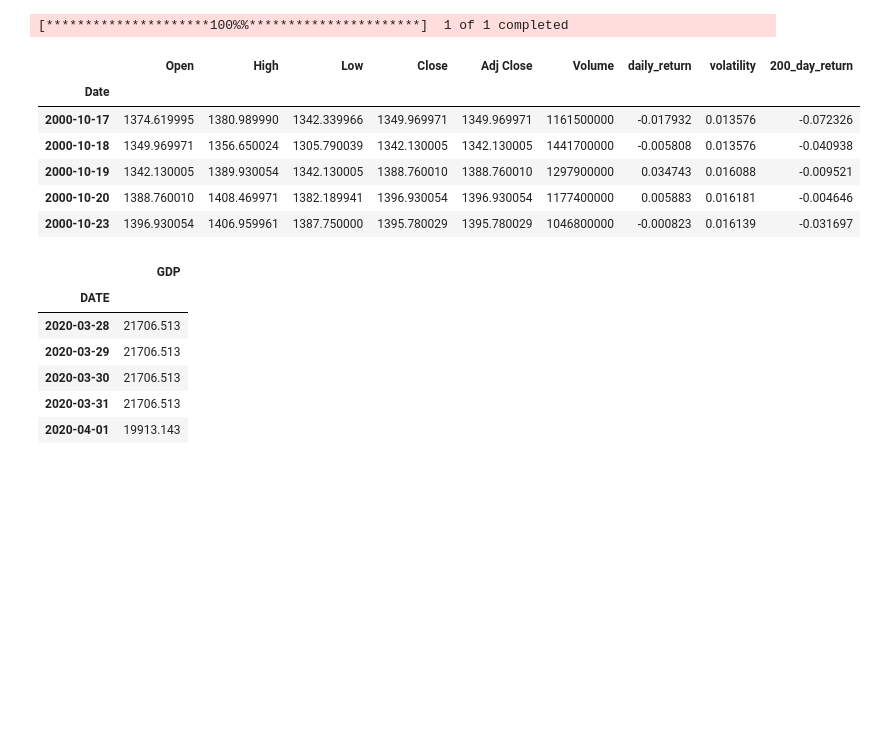
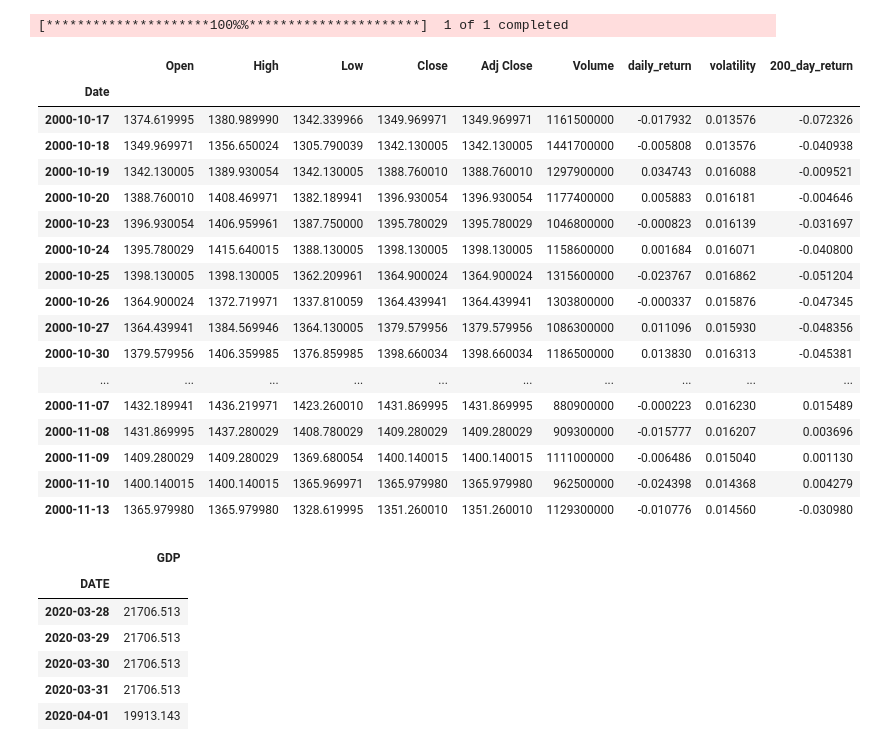
Before and after one commit to ACM40960/project-QianSandeep, a Jupyter notebook: Project/Machine Learning.ipynb, the cells around one changed output. Cells and saved outputs as stored; diff of their text form; code cells hidden in the pictures; blank space fills up the shorter version.

```diff
--- a/Project/Machine Learning.ipynb
+++ b/Project/Machine Learning.ipynb
@@ -18,15 +18,26 @@ sp500_data['200_day_return'] = sp500_data['Close'].pct_change(periods=200)
 [*********************100%%**********************]  1 of 1 completed
 # %%
 sp500 = sp500_data.dropna()
-sp500.head()
+sp500.head(20)
 # %% [output]
 |  | Open | High | Low | Close | Adj Close | Volume | daily_return | volatility | 200_day_return |
 | Date |  |  |  |  |  |  |  |  |  |
 | 2000-10-17 | 1374.619995 | 1380.989990 | 1342.339966 | 1349.969971 | 1349.969971 | 1161500000 | -0.017932 | 0.013576 | -0.072326 |
 | 2000-10-18 | 1349.969971 | 1356.650024 | 1305.790039 | 1342.130005 | 1342.130005 | 1441700000 | -0.005808 | 0.013576 | -0.040938 |
 | 2000-10-19 | 1342.130005 | 1389.930054 | 1342.130005 | 1388.760010 | 1388.760010 | 1297900000 | 0.034743 | 0.016088 | -0.009521 |
 | 2000-10-20 | 1388.760010 | 1408.469971 | 1382.189941 | 1396.930054 | 1396.930054 | 1177400000 | 0.005883 | 0.016181 | -0.004646 |
 | 2000-10-23 | 1396.930054 | 1406.959961 | 1387.750000 | 1395.780029 | 1395.780029 | 1046800000 | -0.000823 | 0.016139 | -0.031697 |
+| 2000-10-24 | 1395.780029 | 1415.640015 | 1388.130005 | 1398.130005 | 1398.130005 | 1158600000 | 0.001684 | 0.016071 | -0.040800 |
+| 2000-10-25 | 1398.130005 | 1398.130005 | 1362.209961 | 1364.900024 | 1364.900024 | 1315600000 | -0.023767 | 0.016862 | -0.051204 |
+| 2000-10-26 | 1364.900024 | 1372.719971 | 1337.810059 | 1364.439941 | 1364.439941 | 1303800000 | -0.000337 | 0.015876 | -0.047345 |
+| 2000-10-27 | 1364.439941 | 1384.569946 | 1364.130005 | 1379.579956 | 1379.579956 | 1086300000 | 0.011096 | 0.015930 | -0.048356 |
+| 2000-10-30 | 1379.579956 | 1406.359985 | 1376.859985 | 1398.660034 | 1398.660034 | 1186500000 | 0.013830 | 0.016313 | -0.045381 |
+| ... | ... | ... | ... | ... | ... | ... | ... | ... | ... |
+| 2000-11-07 | 1432.189941 | 1436.219971 | 1423.260010 | 1431.869995 | 1431.869995 | 880900000 | -0.000223 | 0.016230 | 0.015489 |
+| 2000-11-08 | 1431.869995 | 1437.280029 | 1408.780029 | 1409.280029 | 1409.280029 | 909300000 | -0.015777 | 0.016207 | 0.003696 |
+| 2000-11-09 | 1409.280029 | 1409.280029 | 1369.680054 | 1400.140015 | 1400.140015 | 1111000000 | -0.006486 | 0.015040 | 0.001130 |
+| 2000-11-10 | 1400.140015 | 1400.140015 | 1365.969971 | 1365.979980 | 1365.979980 | 962500000 | -0.024398 | 0.014368 | 0.004279 |
+| 2000-11-13 | 1365.979980 | 1365.979980 | 1328.619995 | 1351.260010 | 1351.260010 | 1129300000 | -0.010776 | 0.014560 | -0.030980 |
 # %%
 import pandas_datareader.data as pdr
 import yfinance as yf
```
Also changed, not shown: parts of 23 cells of this notebook.
